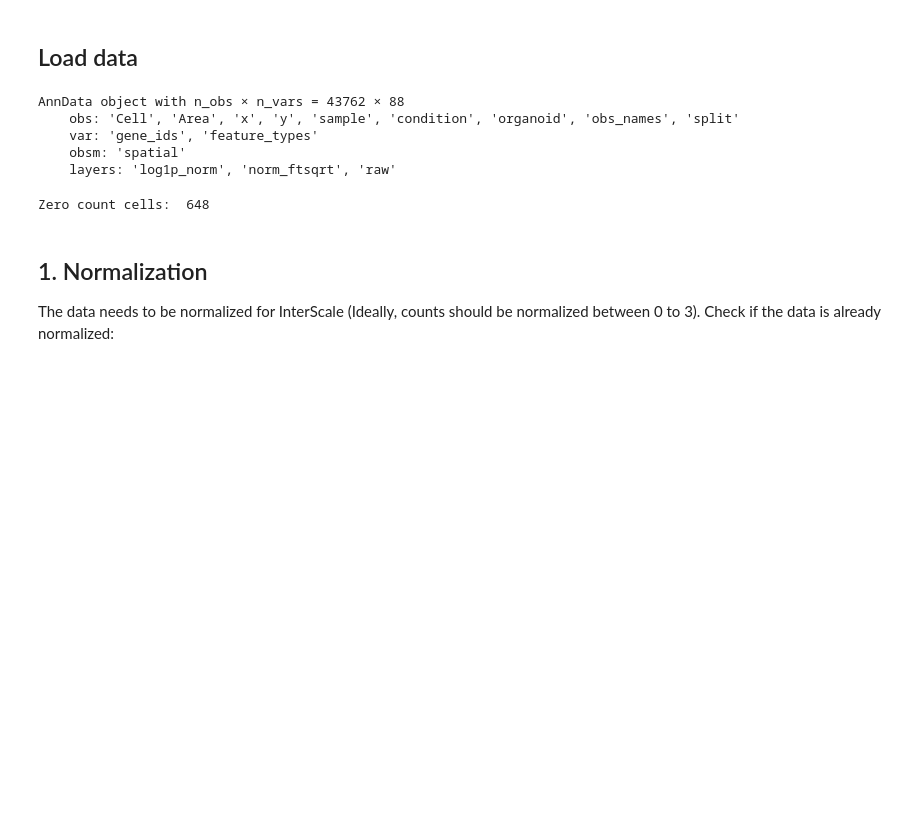
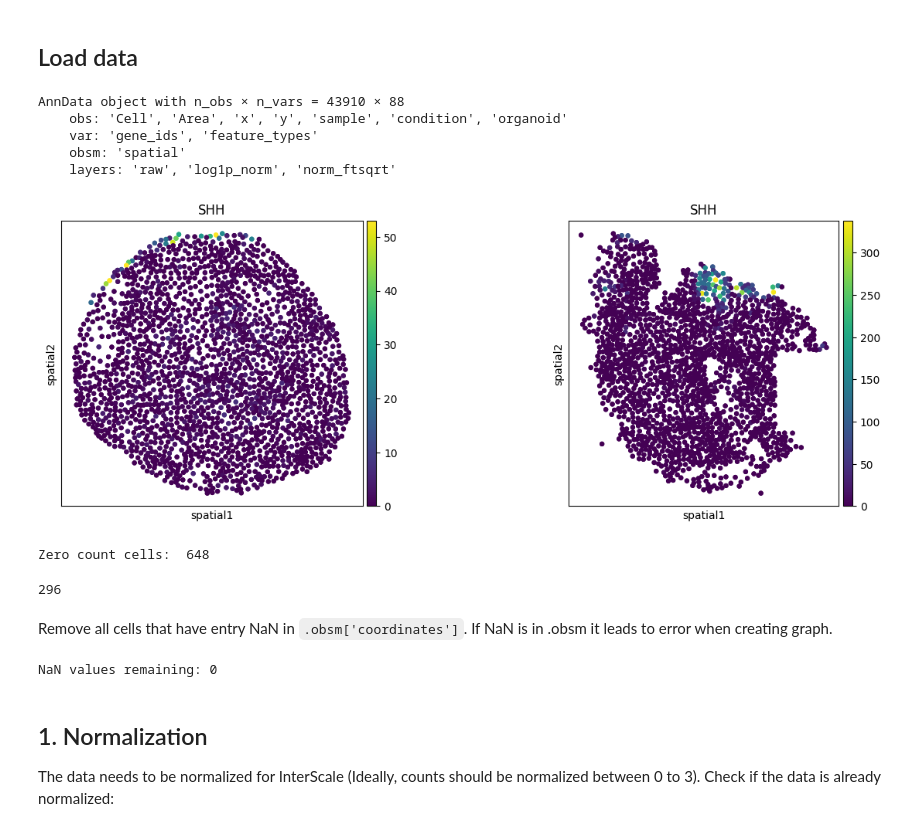
Before and after one commit to theislab/interscale, a Jupyter notebook: docs/notebooks/0_setup_legnini.ipynb, the cells around one changed output. Saved outputs shown, nothing was run; the diff lists cells and outputs as text; code cells hidden in the pictures; blank space fills up the shorter version.

```diff
--- a/docs/notebooks/0_setup_legnini.ipynb
+++ b/docs/notebooks/0_setup_legnini.ipynb
@@ -20,11 +40,4 @@ warnings.filterwarnings('ignore')
+# %%
+sample_id = ['slide4_A2-3', 'slide4_B2-2']
 # %% [markdown]
 ## Load data
-# %%
-adata = sc.read_h5ad(LRZ_LEGNINI23)
-adata
-# %% [output]
-AnnData object with n_obs × n_vars = 43762 × 88
-    obs: 'Cell', 'Area', 'x', 'y', 'sample', 'condition', 'organoid', 'obs_names', 'split'
-    var: 'gene_ids', 'feature_types'
-    obsm: 'spatial'
-    layers: 'log1p_norm', 'norm_ftsqrt', 'raw'
@@ -31,7 +46,45 @@ AnnData object with n_obs × n_vars = 43762 × 88
+# %%
+adata
+# %% [output]
+AnnData object with n_obs × n_vars = 43910 × 88
+    obs: 'Cell', 'Area', 'x', 'y', 'sample', 'condition', 'organoid'
+    var: 'gene_ids', 'feature_types'
+    obsm: 'spatial'
+    layers: 'raw', 'log1p_norm', 'norm_ftsqrt'
+# %%
+sq.pl.spatial_scatter(
+            adata,
+            color = ['SHH'],
+            spatial_key = 'spatial',
+            library_key='sample',
+            library_id=sample_id,
+            shape= None,
+            size=50
+)
+# %% [output]
+[figure, added]
 # %%
 print('Zero count cells: ', (adata.X.sum(1) ==0).sum())
 # %% [output]
 Zero count cells:  648
+# %%
+np.isnan(adata.obsm["spatial"]).sum()
+# %% [output]
+296
+# %% [markdown]
+Remove all cells that have entry NaN in `.obsm['coordinates']`.
+If NaN is in .obsm it leads to error when creating graph.
+# %%
+# Create a boolean mask for rows without NaN coordinates
+valid_coords = ~np.isnan(adata.obsm["spatial"]).any(axis=1)
+
+# Filter the AnnData object
+adata = adata[valid_coords].copy()
+
+# Verify the removal of NaN values
+print(f"NaN values remaining: {np.isnan(adata.obsm['spatial']).sum()}")
+# %% [output]
+NaN values remaining: 0
 # %% [markdown]
 ## 1. Normalization
 
```
Also changed, not shown: parts of 39 cells of this notebook.
